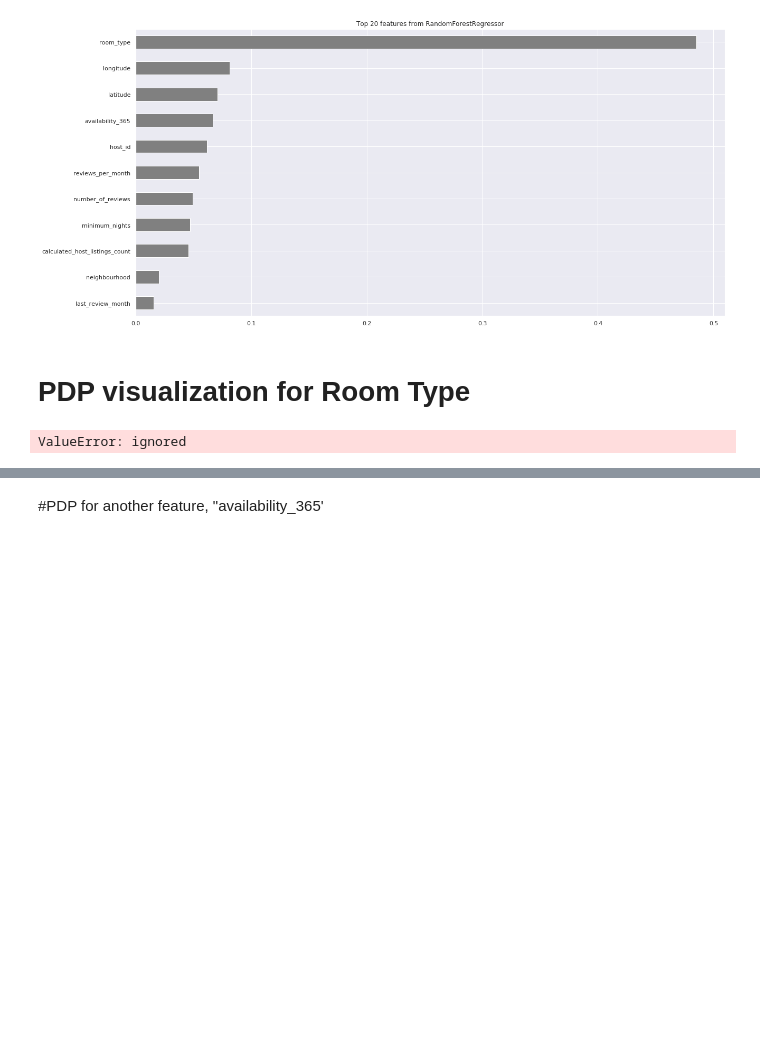
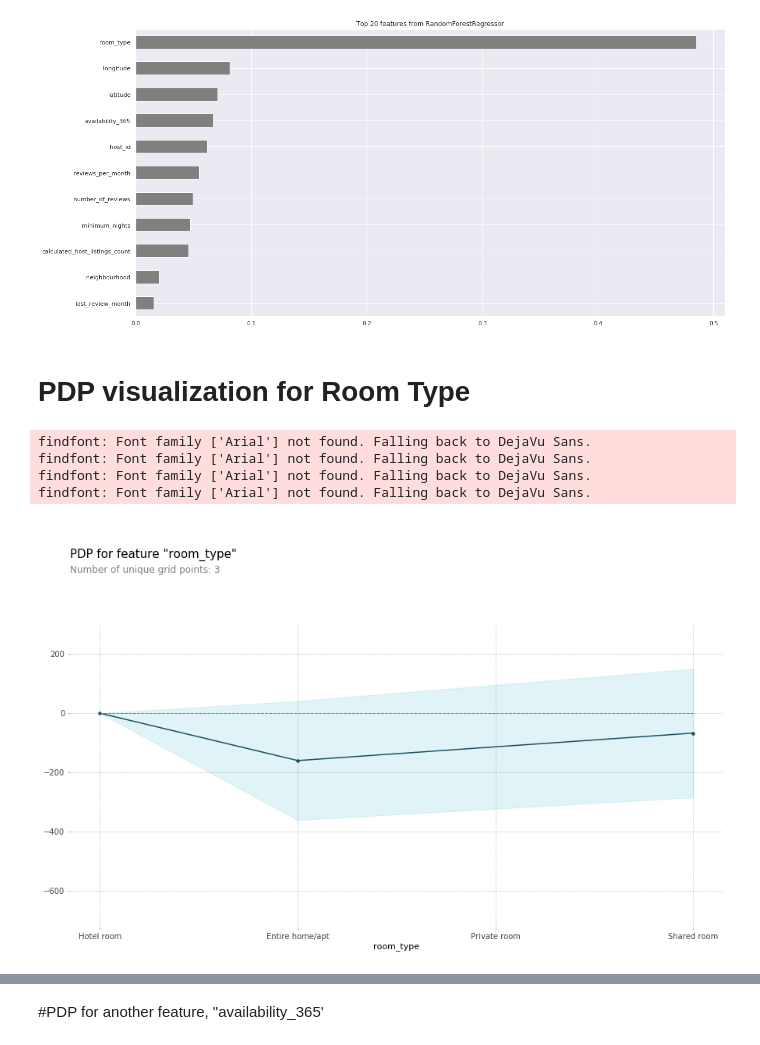
Before and after one commit to nikibhatt/DS-Unit-2-Applied-Modeling, a Jupyter notebook: NB_project2_Final.ipynb, the cells around one changed output, grey strips where cells are left out. Drawn from its saved outputs; the diff is of its cells as text; code cells hidden in the pictures; blank space fills up the shorter version.

```diff
--- a/NB_project2_Final.ipynb
+++ b/NB_project2_Final.ipynb
@@ -412,32 +419,32 @@ importances.sort_values()[-n:].plot.barh(color='grey');
 # %%
 # Use Pdpbox - Automated version
 
-feature = 'room_type'
-
+# Use Ordinal Encoder, outside of a pipeline
 encoder = ce.OrdinalEncoder()
 X_encoded = encoder.fit_transform(X_train)
 
-imputer = SimpleImputer()
-X_imputed = imputer.fit_transform(X_encoded)
+model = XGBRFRegressor(n_estimators=500, random_state=42, n_jobs=-1, objective ='reg:squarederror', max_depth=50, alpha = 100 )
+model.fit(X_encoded, y_train)
 
-X_imputed =pd.DataFrame(X_imputed)
-
-model = RandomForestRegressor(n_estimators= 500, criterion='mse', random_state = 42)
-model.fit(X_imputed, y_train)
+feature = 'room_type'
 
 for item in encoder.mapping:
     if item['col'] == feature:
         feature_mapping = item['mapping']
 
 feature_mapping = feature_mapping[feature_mapping.index.dropna()]
 category_names = feature_mapping.index.tolist()
 category_codes = feature_mapping.values.tolist()
 
-pdp_dist = pdp_isolate(model=model, dataset=X_imputed, model_features=features, feature=feature)
+pdp_dist = pdp_isolate(model=model, dataset=X_encoded, model_features=features, feature=feature)
 pdp_plot(pdp_dist, feature)
 
 # Automatically change the xticks labels
 plt.xticks(category_codes, category_names);
 plt.xticks([1, 2, 3, 4], ['Hotel room', 'Entire home/apt', 'Private room', 'Shared room']);
 # %% [output]
-ValueError: ignored
+findfont: Font family ['Arial'] not found. Falling back to DejaVu Sans.
+findfont: Font family ['Arial'] not found. Falling back to DejaVu Sans.
+findfont: Font family ['Arial'] not found. Falling back to DejaVu Sans.
+findfont: Font family ['Arial'] not found. Falling back to DejaVu Sans.
+[figure, added]
```
Also changed, not shown: parts of 6 cells of this notebook.
